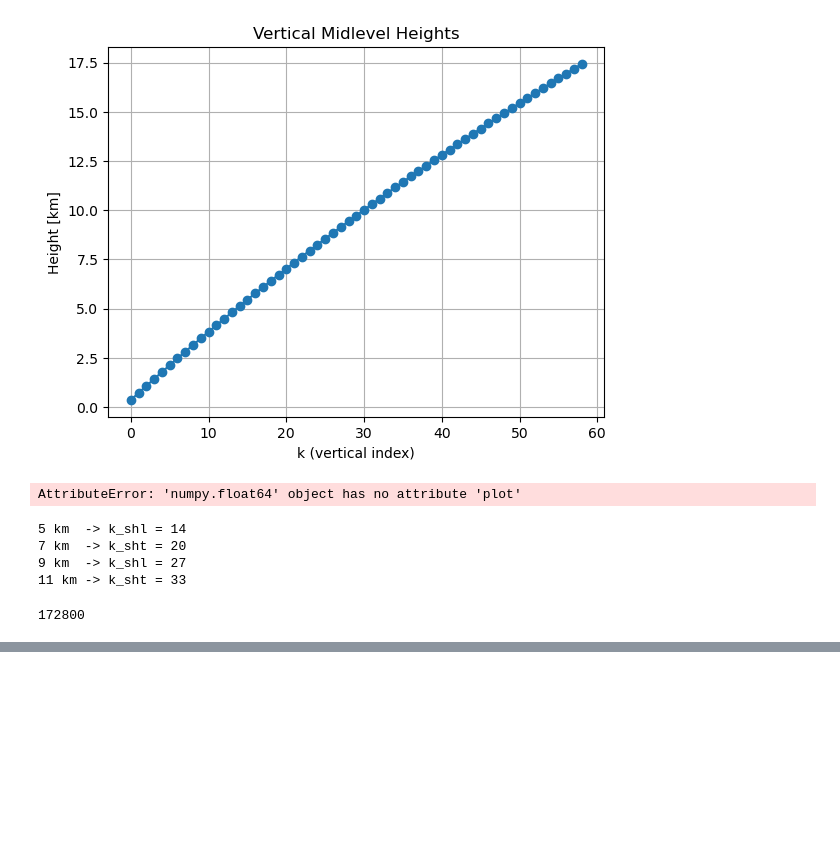
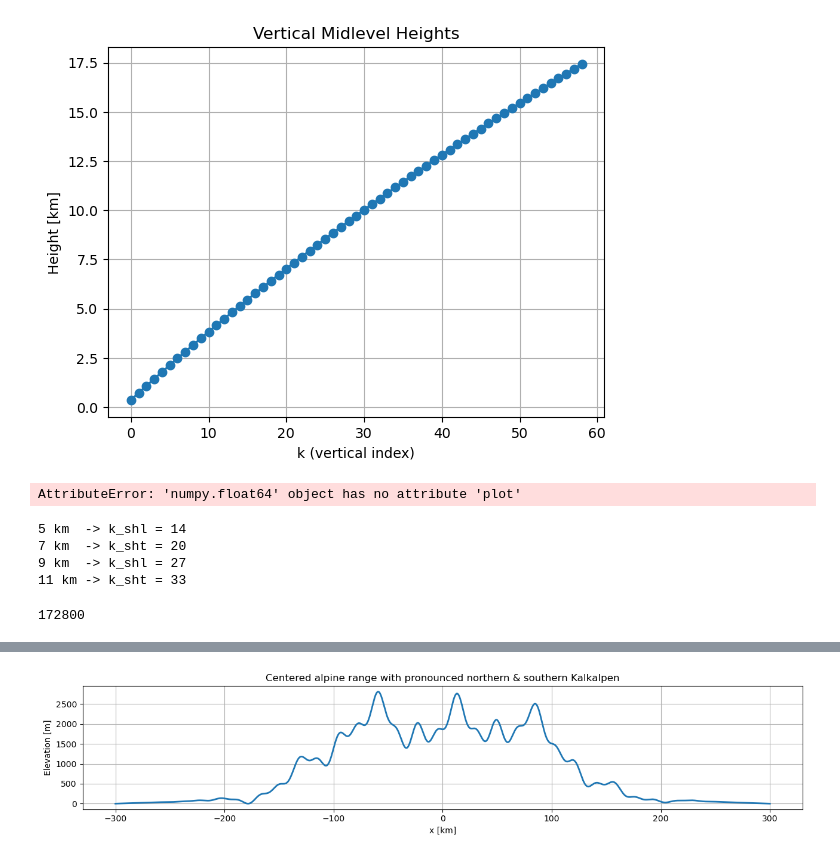
Before and after one commit to Jakobwerkg/ModelPython, a Jupyter notebook: junkyard.ipynb, the cells around one changed output, grey strips where cells are left out. Cells and saved outputs as stored; diff of their text form; code cells hidden in the pictures; blank space fills up the shorter version.

```diff
--- a/junkyard.ipynb
+++ b/junkyard.ipynb
@@ -211,0 +271,86 @@ print("11 km -> k_sht =", k_for_height(11))
+# %%
+
+import numpy as np
+import matplotlib.pyplot as plt
+
+def centered_range_profile(x_km, *,
+                           max_elev=2950.0,
+                           floor=1e-6):
+    """
+    Centered alpine range with strong northern & southern Kalkalpen-like massifs.
+    Domain assumed centered (e.g. [-300, +300] km).
+    """
+
+    x = np.asarray(x_km, dtype=float)
+
+    # normalize to [-1, 1]
+    xc = 0.5 * (x.min() + x.max())
+    xn = (x - xc) / (0.5 * (x.max() - x.min()))
+    s = 0.5 * (xn + 1.0)   # [0,1]
+
+    # envelope (zero at boundaries)
+    env = np.sin(np.pi * s)
+    env = np.clip(env, 0.0, 1.0)
+
+    def gauss(mu, sig, A):
+        return A * np.exp(-0.5 * ((s - mu) / sig) ** 2)
+
+    # --- MAIN STRUCTURE ---
+    h = np.zeros_like(s)
+
+    # central Alps
+    h += gauss(0.50, 0.10, 1.00)
+
+    # southern Kalkalpen (left)
+    h += gauss(0.33, 0.055, 1.15)
+
+    # northern Kalkalpen (right)
+    h += gauss(0.67, 0.055, 1.10)
+
+    # secondary ridges
+    h += gauss(0.42, 0.05, 0.55)
+    h += gauss(0.58, 0.05, 0.55)
+
+    # --- ROUGHNESS ---
+    rough = (
+        0.20*np.sin(2*np.pi*(s*8.0  + 0.10)) +
+        0.14*np.sin(2*np.pi*(s*17.0 + 0.37)) +
+        0.09*np.sin(2*np.pi*(s*33.0 + 0.03))
+    )
+
+    # roughness enhanced over all three massifs
+    boost = (
+        np.exp(-0.5*((s-0.50)/0.20)**2) +
+        0.8*np.exp(-0.5*((s-0.33)/0.12)**2) +
+        0.8*np.exp(-0.5*((s-0.67)/0.12)**2)
+    )
+
+    topo_unit = (h + rough * boost) * env
+
+    # positivity + scaling
+    topo_unit -= topo_unit.min()
+    topo_unit += floor
+
+    topo_m = topo_unit * (max_elev / topo_unit.max())
+    topo_m *= env
+    topo_m = np.maximum(topo_m, floor)
+
+    return topo_m
+
+
+# --- DEMO ---
+if __name__ == "__main__":
+    x_km = np.linspace(-300, 300, 3000)
+
+    topo = centered_range_profile(x_km)
+
+    plt.figure(figsize=(13, 3))
+    plt.plot(x_km, topo, lw=2)
+    plt.xlabel("x [km]")
+    plt.ylabel("Elevation [m]")
+    plt.title("Centered alpine range with pronounced northern & southern Kalkalpen")
+    plt.grid(True)
+    plt.tight_layout()
+    plt.show()
+# %% [output]
+[figure, added]
```
Also changed, not shown: parts of 2 cells of this notebook, 19 other files.
